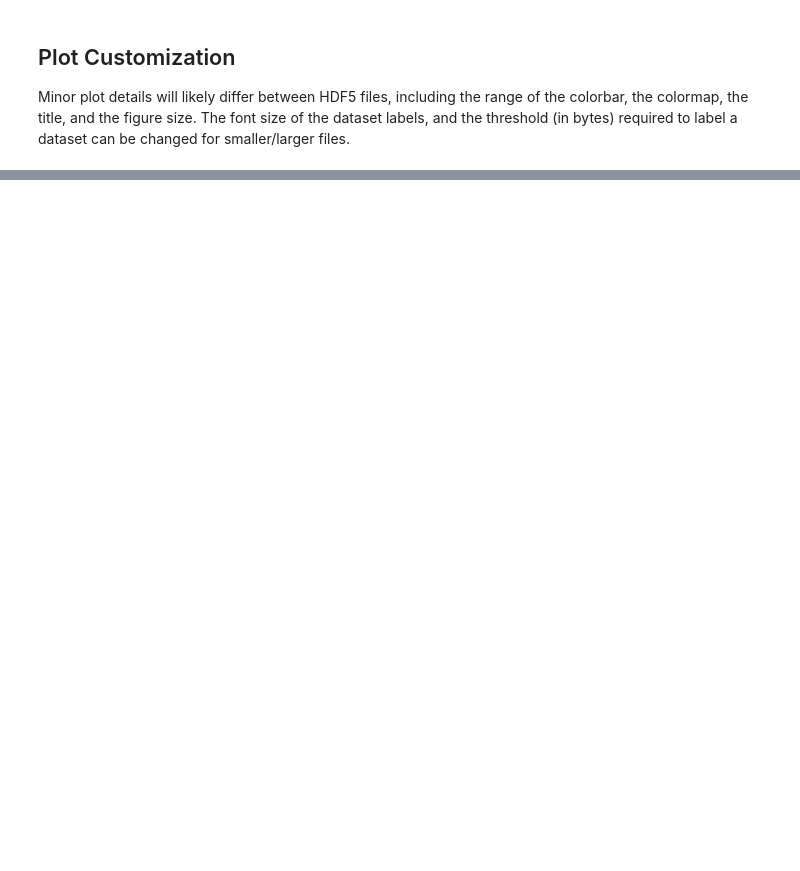
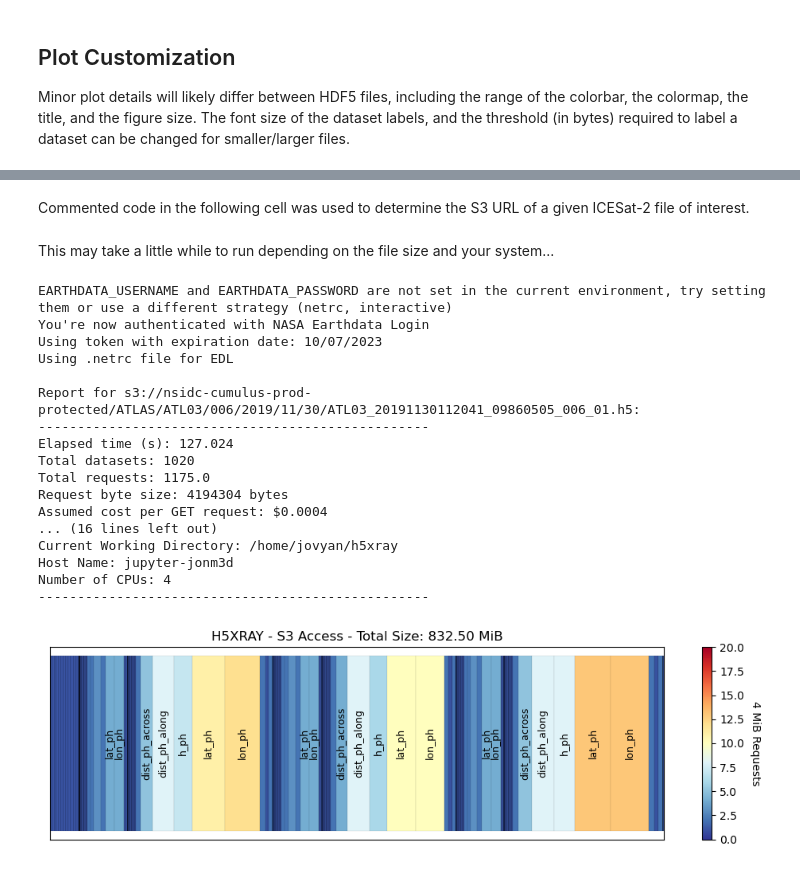
Before and after one commit to jonm3D/h5xray, a Jupyter notebook: demo.ipynb, the cells around one changed output, grey strips where cells are left out. Cells and saved outputs as stored; diff of their text form; code cells hidden in the pictures; blank space fills up the shorter version.

```diff
--- a/demo.ipynb
+++ b/demo.ipynb
@@ -142,0 +183,2 @@ h5xray.analyze(input_file, report=True, plotting_options=plotting_options)
+# %% [markdown]
+Commented code in the following cell was used to determine the S3 URL of a given ICESat-2 file of interest.
@@ -142,0 +215,31 @@ h5xray.analyze(input_file, report=True, plotting_options=plotting_options)
+# %% [markdown]
+This may take a little while to run depending on the file size and your system...
+# %%
+h5xray.analyze(s3url, request_byte_size=4*1024**2, plotting_options=
+               {'debug':True, # whether to include the title, colormap, and labels
+                    'cmap': plt.cm.RdYlBu_r,
+                    'byte_threshold':10 * 1024**2, # datasets with more than this get labeled
+                    'font_size':9, # font size for dataset labels
+                    'figsize':(10, 3),
+                    'max_requests': 20, # specify colormap range
+                    'title':'S3 Access',
+                   }) # default usage
+# %% [output]
+EARTHDATA_USERNAME and EARTHDATA_PASSWORD are not set in the current environment, try setting them or use a different strategy (netrc, interactive)
+You're now authenticated with NASA Earthdata Login
+Using token with expiration date: 10/07/2023
+Using .netrc file for EDL
+
+Report for s3://nsidc-cumulus-prod-protected/ATLAS/ATL03/006/2019/11/30/ATL03_20191130112041_09860505_006_01.h5:
+--------------------------------------------------
+Elapsed time (s): 127.024
+Total datasets: 1020
+Total requests: 1175.0
+Request byte size: 4194304 bytes
+Assumed cost per GET request: $0.0004
+... (16 lines left out)
+Current Working Directory: /home/jovyan/h5xray
+Host Name: jupyter-jonm3d
+Number of CPUs: 4
+--------------------------------------------------
+[figure, added]
```
Also changed, not shown: parts of 17 cells of this notebook, 11 other files.
